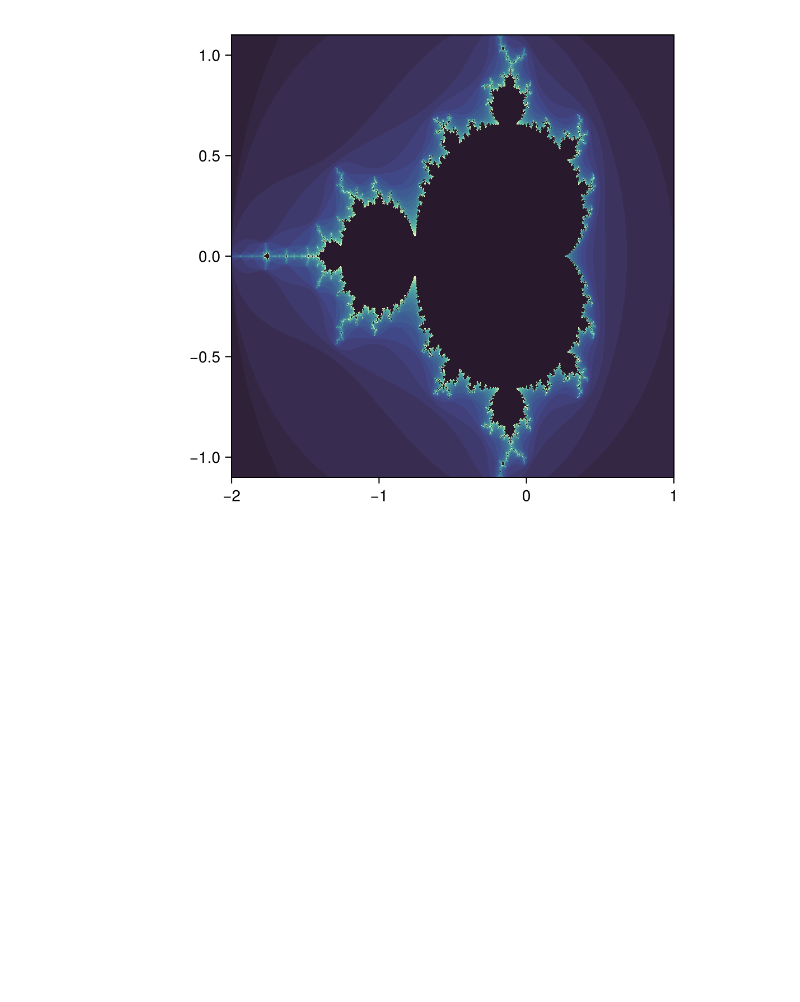
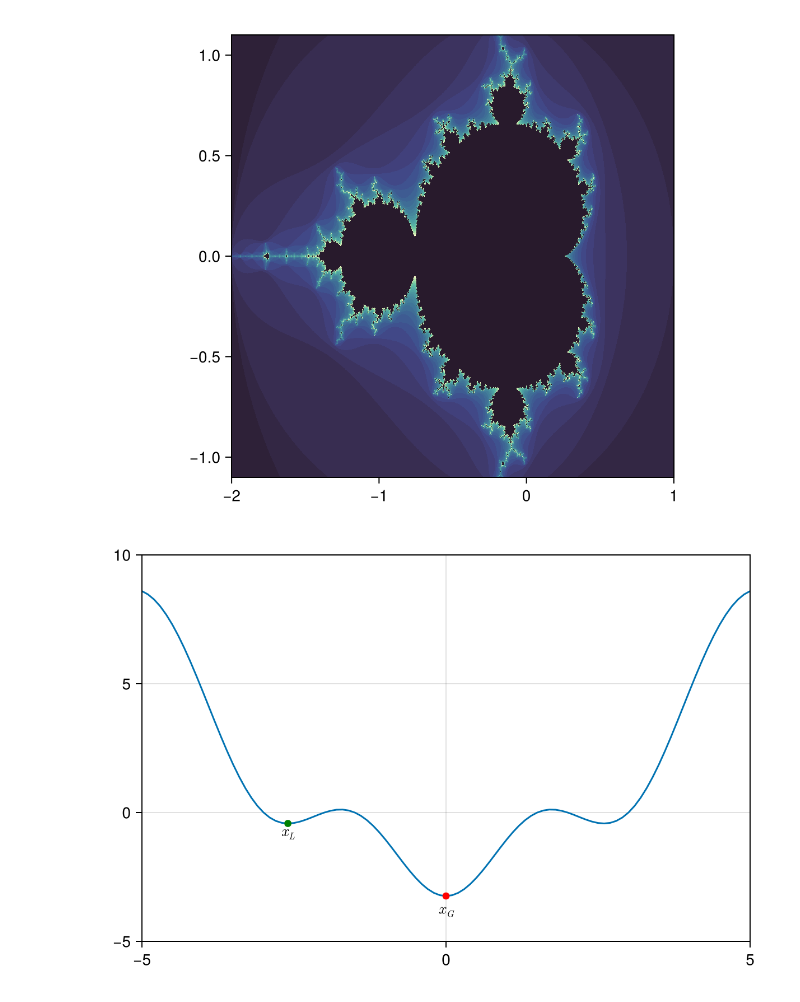
Before and after one commit to Julia-KAERI/Julia-kaeri.github.io, a Jupyter notebook: src/ML/theory/notebooks/test01.ipynb, the cells around one changed output. Drawn from its saved outputs; the diff is of its cells as text; code cells hidden in the pictures; blank space fills up the shorter version.

```diff
--- a/src/ML/theory/notebooks/test01.ipynb
+++ b/src/ML/theory/notebooks/test01.ipynb
@@ -15,3 +15,24 @@ heatmap!(ax, -2:0.001:1, -1.1:0.001:1.1, mandelbrot,
 f
 # %% [output]
 [figure]
+# %%
+fs(x) = 0.04*(x-3)*(x-2)*(x-1.5)*(x+1.5)*(x+2)*(x+3)*exp(-x^2/7)
+t = collect(-5:0.1:5)
+
+fig1=Figure(size=(600, 400))
+
+ax1 = Axis(fig1[1, 1], limits=(-5, 5, -5, 10) )
+x1=-2.6
+text!(ax1, L"x_G", position=(0,fs(0)-0.2), align=(:center, :top))
+text!(ax1, L"x_L", position=(x1,fs(x1)), align=(:center, :top))
+lines!(ax1, t, fs.(t),)
+
+
+scatter!(ax1, [0.0,],  [fs(0.0), ], color="red")
+
+scatter!(ax1, [x1,],  [fs(x1), ], color="green")
+
+#save("local_global_minimum.png", fig1)
+fig1
+# %% [output]
+[figure, added]
```
Also changed, not shown: parts of 4 cells of this notebook, 13 other files.
